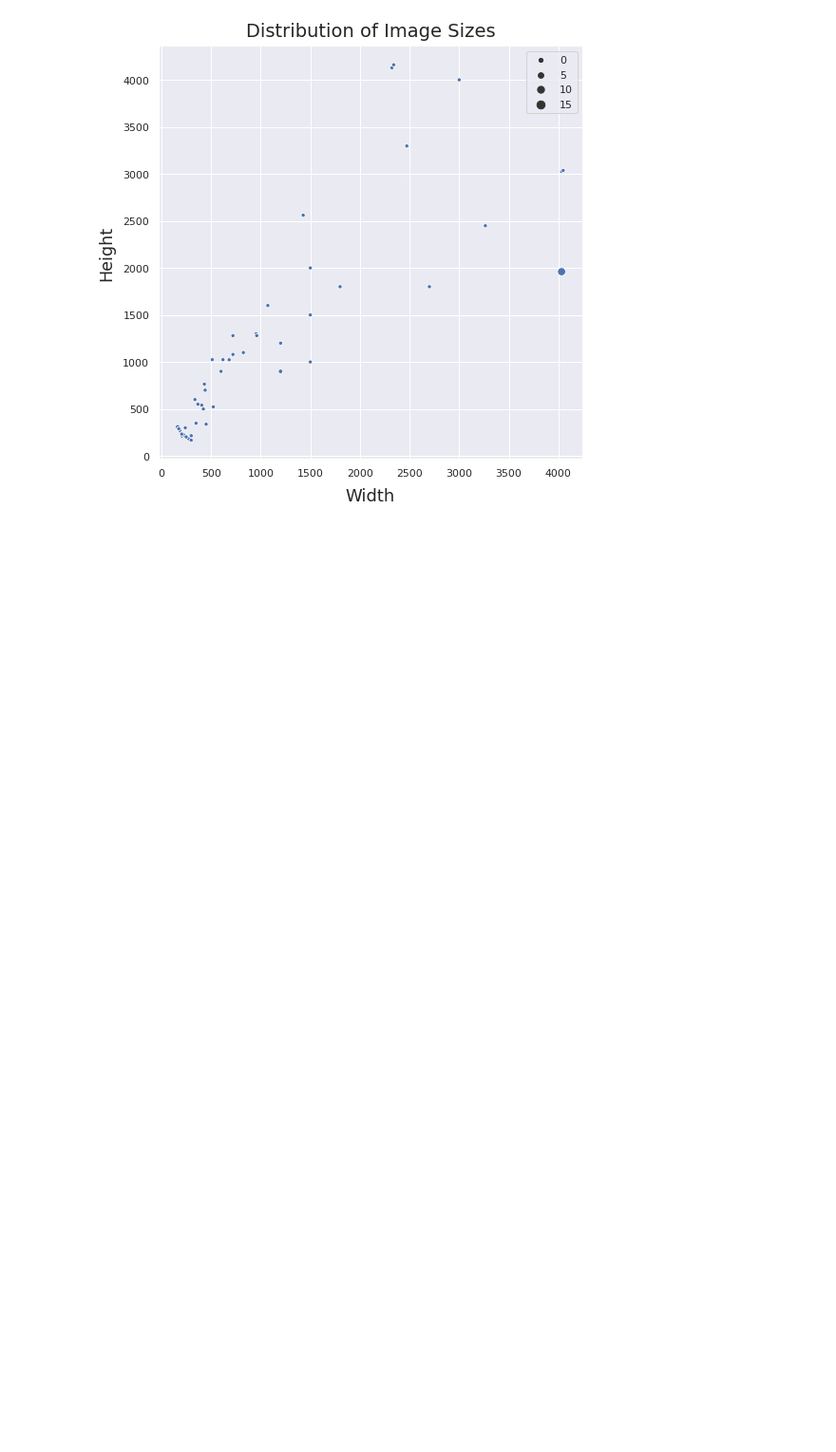
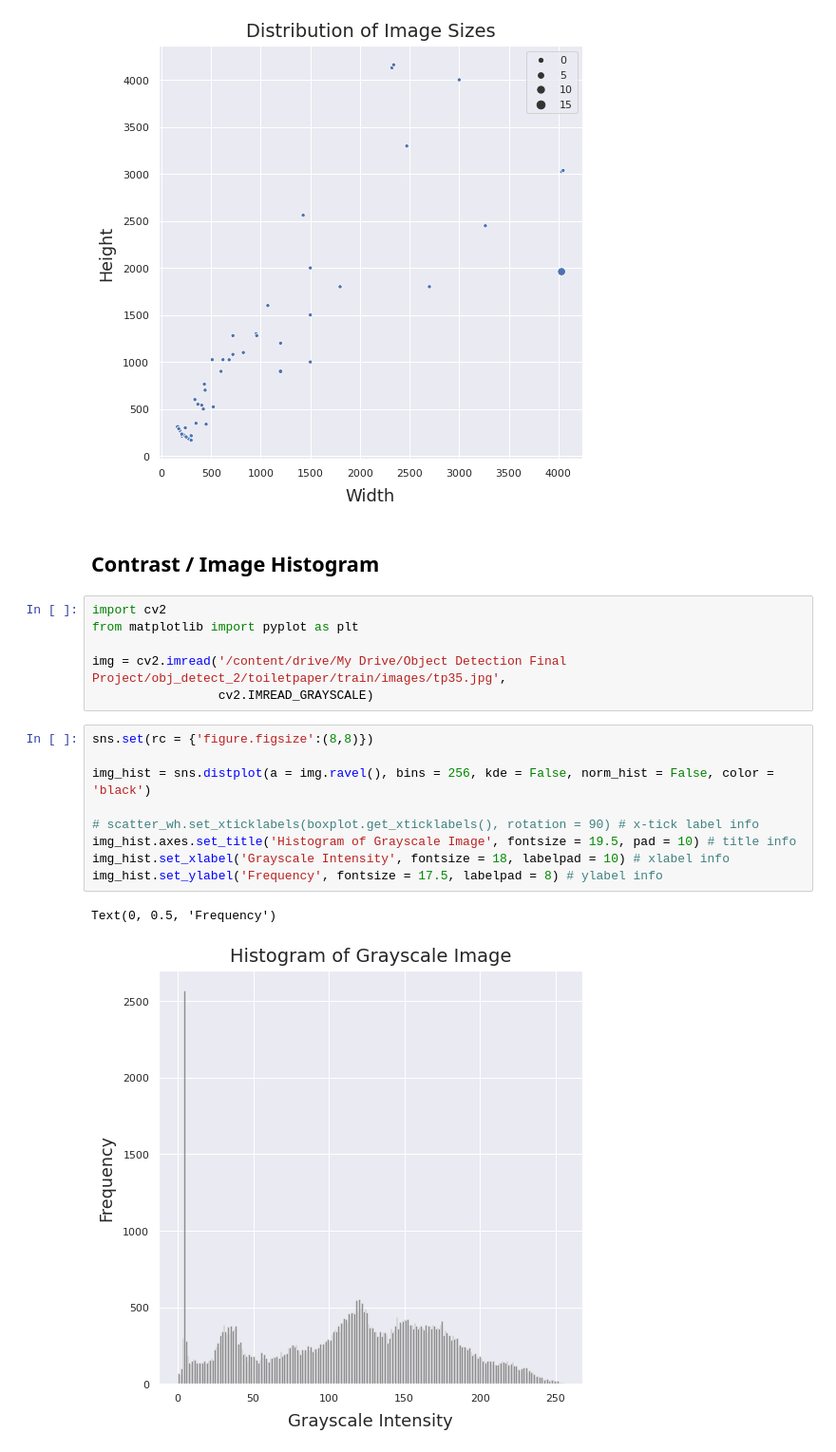
Before and after one commit to GL7526/ObjectDetection1, a Jupyter notebook: Obj_detect_2_1.ipynb, the cells around one changed output. Shown at 95% size. Drawn from its saved outputs; the diff is of its cells as text; blank space fills up the shorter version.

```diff
--- a/Obj_detect_2_1.ipynb
+++ b/Obj_detect_2_1.ipynb
@@ -299,3 +299,23 @@ scatter_wh.set_ylabel('Height', fontsize = 17.5, labelpad = 8) # ylabel info
 # %% [output]
 Text(0, 0.5, 'Height')
 [figure]
+# %% [markdown]
+## Contrast / Image Histogram
+# %%
+import cv2
+from matplotlib import pyplot as plt
+
+img = cv2.imread('/content/drive/My Drive/Object Detection Final Project/obj_detect_2/toiletpaper/train/images/tp35.jpg',
+                 cv2.IMREAD_GRAYSCALE)
+# %%
+sns.set(rc = {'figure.figsize':(8,8)})
+
+img_hist = sns.distplot(a = img.ravel(), bins = 256, kde = False, norm_hist = False, color = 'black')
+
+# scatter_wh.set_xticklabels(boxplot.get_xticklabels(), rotation = 90) # x-tick label info
+img_hist.axes.set_title('Histogram of Grayscale Image', fontsize = 19.5, pad = 10) # title info
+img_hist.set_xlabel('Grayscale Intensity', fontsize = 18, labelpad = 10) # xlabel info
+img_hist.set_ylabel('Frequency', fontsize = 17.5, labelpad = 8) # ylabel info
+# %% [output]
+Text(0, 0.5, 'Frequency')
+[figure, added]
```
Also changed, not shown: parts of 16 cells of this notebook.
